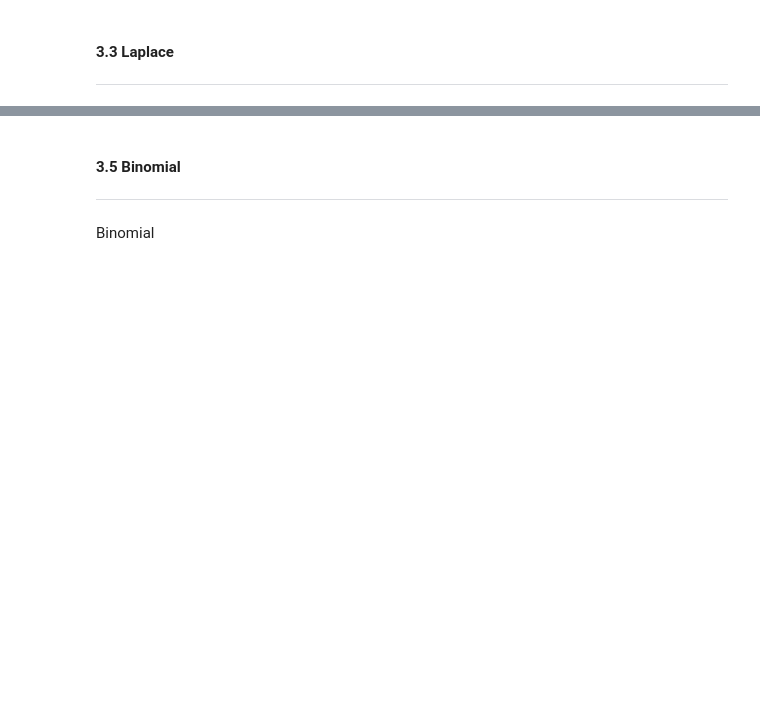
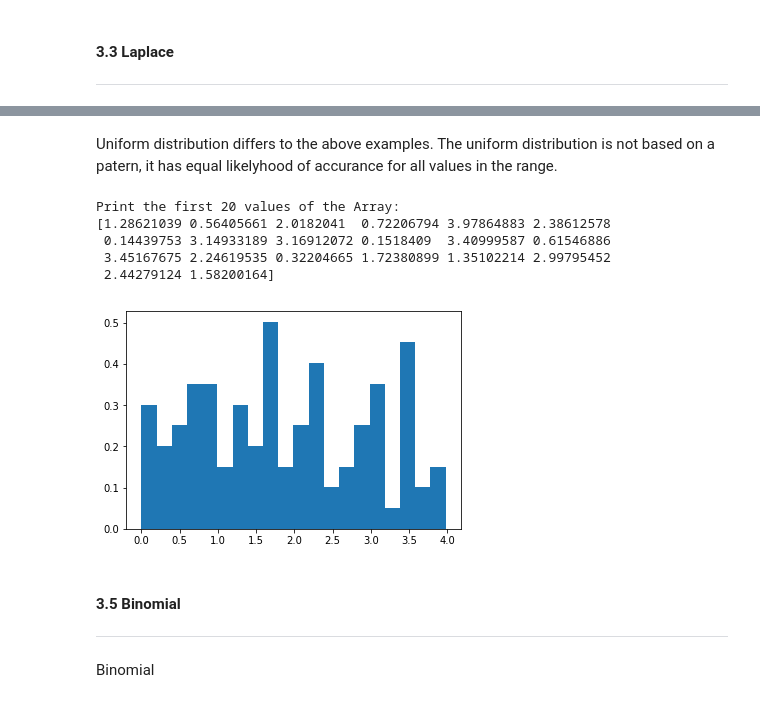
Before and after one commit to EoghanDelaney/Prog_DA_Assignment, a Jupyter notebook: Programming for Data Analysis.ipynb, the cells around one changed output, grey strips where cells are left out. Cells and saved outputs as stored; diff of their text form; code cells hidden in the pictures; blank space fills up the shorter version.

```diff
--- a/Programming for Data Analysis.ipynb
+++ b/Programming for Data Analysis.ipynb
@@ -342,3 +364,19 @@ Chisquare
+# %% [markdown]
+Uniform distribution differs to the above examples. The uniform distribution is not based on a patern, it has equal likelyhood of accurance for all values in the range.
+# %%
+#The below example is adapted from the NumPy
+s = np.random.uniform(0,4,100) # Uniform distribution from 0-4 range
+count, bins, ignored = plt.hist(s, 20, normed=True)
+
+print('Print the first 20 values of the Array:' + '\n'+ str(s[:20]) + '\n') #Print the first 20 values of the Array
+plt.show()
+# %% [output]
+Print the first 20 values of the Array:
+[1.28621039 0.56405661 2.0182041  0.72206794 3.97864883 2.38612578
+ 0.14439753 3.14933189 3.16912072 0.1518409  3.40999587 0.61546886
+ 3.45167675 2.24619535 0.32204665 1.72380899 1.35102214 2.99795452
+ 2.44279124 1.58200164]
+[figure, added]
 # %% [markdown]
 #### 3.5 Binomial
 ***
```
Also changed, not shown: parts of 22 cells of this notebook.
